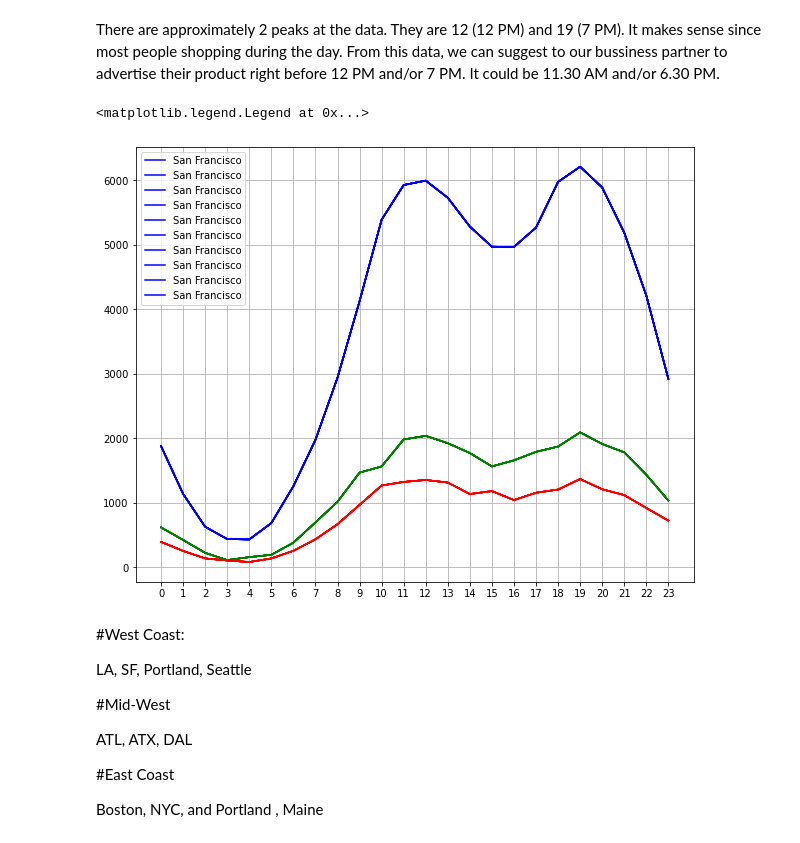
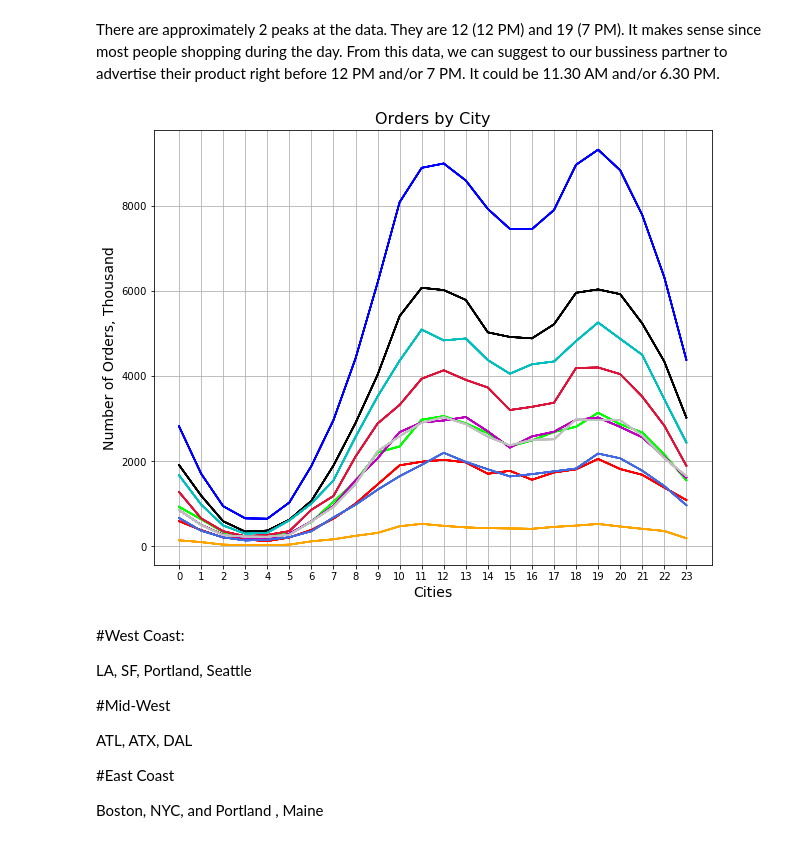
Before and after one commit to aclao89/Sales_Business, a Jupyter notebook: Sales Business .ipynb, the cells around one changed output. Cells and saved outputs as stored; diff of their text form; code cells hidden in the pictures.

```diff
--- a/Sales Business .ipynb
+++ b/Sales Business .ipynb
@@ -267,57 +267,85 @@ hours = [hour for hour, df in cleaned_df.groupby('Hour')]
 plt.figure(figsize=(10,8))
 #San Francisco
 sf = cleaned_df[cleaned_df['City'] == ' San Francisco,CA']
 
 sf_data = sf.groupby('Hour').count()
-
 plt.plot(hours, sf_data, color='b', label = 'San Francisco')
 plt.xticks(hours)
 plt.grid()
 
 #Atlanta
 atl = cleaned_df[cleaned_df['City'] == ' Atlanta,GA']
 atl_data = atl.groupby('Hour').count()
-
-
-plt.plot(hours, atl_data, color='g', label='Atlanta' if i == 0 else "")
+plt.plot(hours, atl_data, color='lime', label='Atlanta')
 plt.xticks(hours)
 plt.grid()
 
 #Austin
 atx =  cleaned_df[cleaned_df['City'] == ' Austin,TX']
+atx_data = atx.groupby('Hour').count()
+plt.plot(hours, atx_data, color='r', label='Austin')
+plt.xticks(hours)
+plt.grid()
 
-atx_data = atx.groupby('Hour').count()
+#Boston
+bos =  cleaned_df[cleaned_df['City'] == ' Boston,MA']
+bos_data = bos.groupby('Hour').count()
+plt.plot(hours, bos_data, color='crimson', label='Boston')
+plt.xticks(hours)
+plt.grid()
+
+#Dallas
+dal =  cleaned_df[cleaned_df['City'] == ' Dallas,TX']
+dal_data = dal.groupby('Hour').count()
+plt.plot(hours, dal_data, color='m', label='Dallas')
+plt.xticks(hours)
+plt.grid()
+
+#Los Angeles
+los =  cleaned_df[cleaned_df['City'] == ' Los Angeles,CA']
+los_data = los.groupby('Hour').count()
+plt.plot(hours, los_data, color='k', label='Los Angeles')
+plt.xticks(hours)
+plt.grid()
 
 
-plt.plot(hours, atx_data, color='r', label='Austin' if i == 0 else "")
+#NY
+nyc =  cleaned_df[cleaned_df['City'] == ' New York City,NY']
+nyc_data = nyc.groupby('Hour').count()
+plt.plot(hours, nyc_data, color='c', label='New York City')
 plt.xticks(hours)
 plt.grid()
-plt.legend(loc='best')
-# #Boston
-# bos =  cleaned_df[cleaned_df['City'] == ' Boston,MA']
 
-# #Dallas
-# dal =  cleaned_df[cleaned_df['City'] == ' Dallas,TX']
+#Portland, Maine
 
-# #Los Angeles
-# los =  cleaned_df[cleaned_df['City'] == ' Los Angeles,CA']
+prtm =  cleaned_df[cleaned_df['City'] == ' Portland,ME']
+prtm_data = prtm.groupby('Hour').count()
+plt.plot(hours, prtm_data, color='orange', label='Portland, ME')
+plt.xticks(hours)
+plt.grid()
 
-# #NY
-# nyc =  cleaned_df[cleaned_df['City'] == ' New York City,NY']
 
-# #Portland, Maine
+#Portland, Oregon
+pdx =  cleaned_df[cleaned_df['City'] == ' Portland,OR']
+pdx_data = pdx.groupby('Hour').count()
+plt.plot(hours, pdx_data, color='royalblue', label='Portland, OR')
+plt.xticks(hours)
+plt.grid()
 
-# prtm =  cleaned_df[cleaned_df['City'] == ' Portland,ME']
+#Seattle
+sea =  cleaned_df[cleaned_df['City'] == ' Seattle,WA']
+sea_data = sea.groupby('Hour').count()
+plt.plot(hours, sea_data, color='silver', label='Seattle')
+plt.xticks(hours)
+plt.grid(True)
 
-# #Portland, Oregon
+plt.title('Orders by City', fontsize= 16)
+plt.xlabel('Cities', fontsize= 14)
+plt.ylabel('Number of Orders, Thousand', fontsize= 14)
 
-# pdx =  cleaned_df[cleaned_df['City'] == ' Portland,OR']
-
-# #Seattle
-# sea =  cleaned_df[cleaned_df['City'] == ' Seattle,WA']
+plt.show()
 # %% [output]
-<matplotlib.legend.Legend at 0x...>
-[figure, old version]
+[figure, new version]
 # %% [markdown]
 
 
```
Also changed, not shown: parts of 8 cells of this notebook.
